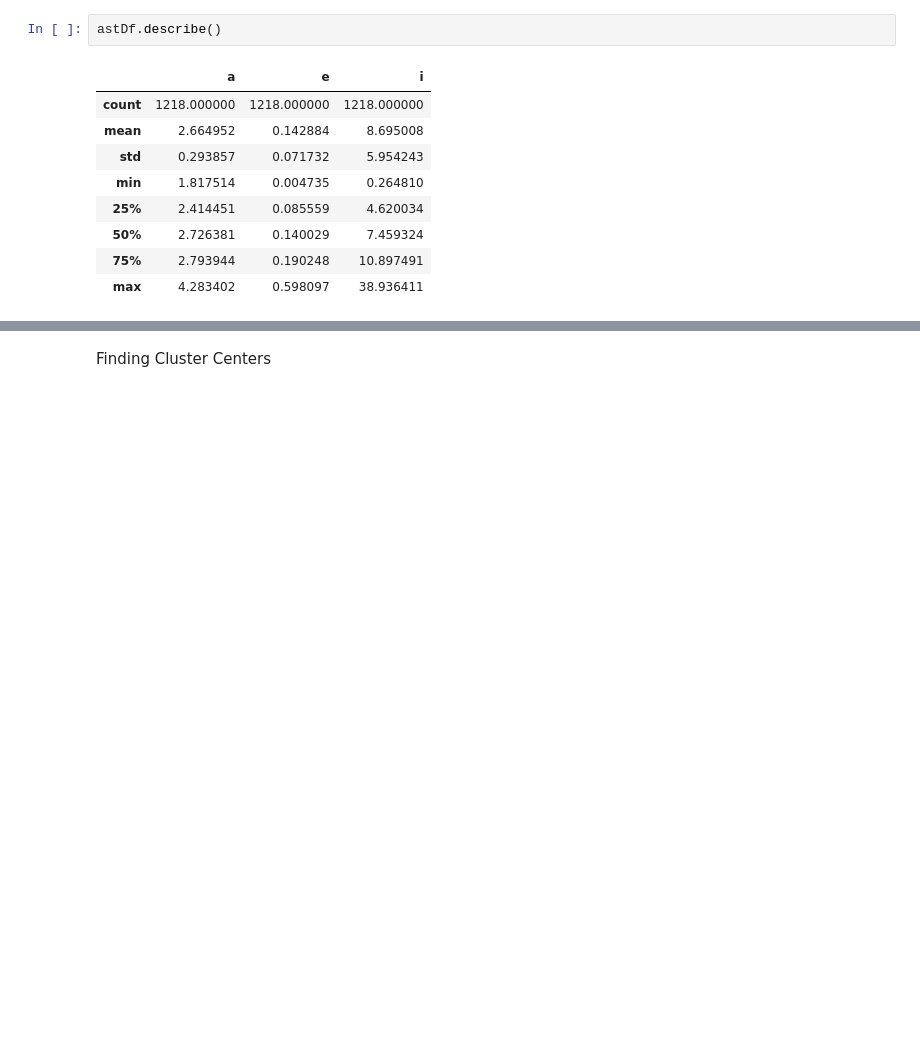
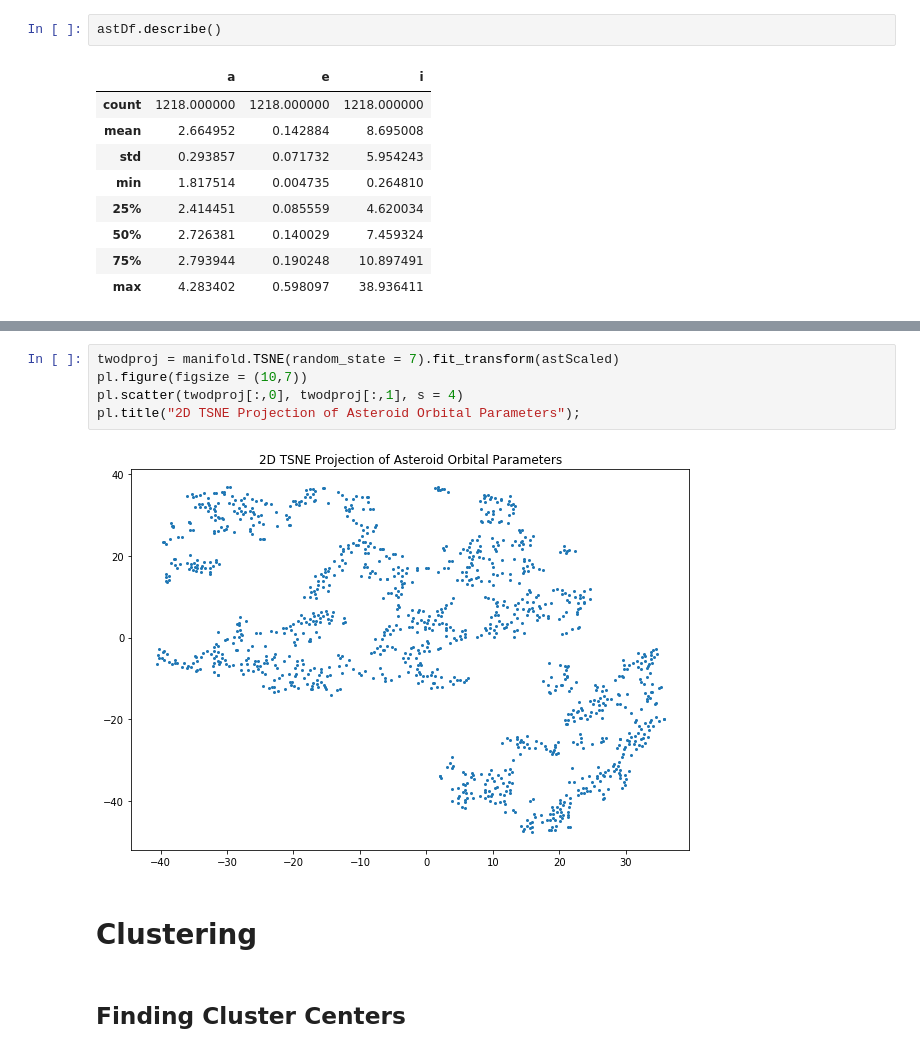
Before and after one commit to ZachGermain/DSPS_zgermain, a Jupyter notebook: EC_Project/EC_Project.ipynb, the cells around one changed output, grey strips where cells are left out. Saved outputs shown, nothing was run; the diff lists cells and outputs as text; blank space fills up the shorter version.

```diff
--- a/EC_Project/EC_Project.ipynb
+++ b/EC_Project/EC_Project.ipynb
@@ -143,3 +199,12 @@ astDf.describe()
+# %%
+twodproj = manifold.TSNE(random_state = 7).fit_transform(astScaled)
+pl.figure(figsize = (10,7))
+pl.scatter(twodproj[:,0], twodproj[:,1], s = 4)
+pl.title("2D TSNE Projection of Asteroid Orbital Parameters");
+# %% [output]
+[figure, added]
+# %% [markdown]
+# **Clustering**
 # %% [markdown]
-Finding Cluster Centers
+## **Finding Cluster Centers**
 # %%
```
Also changed, not shown: parts of 23 cells of this notebook.
